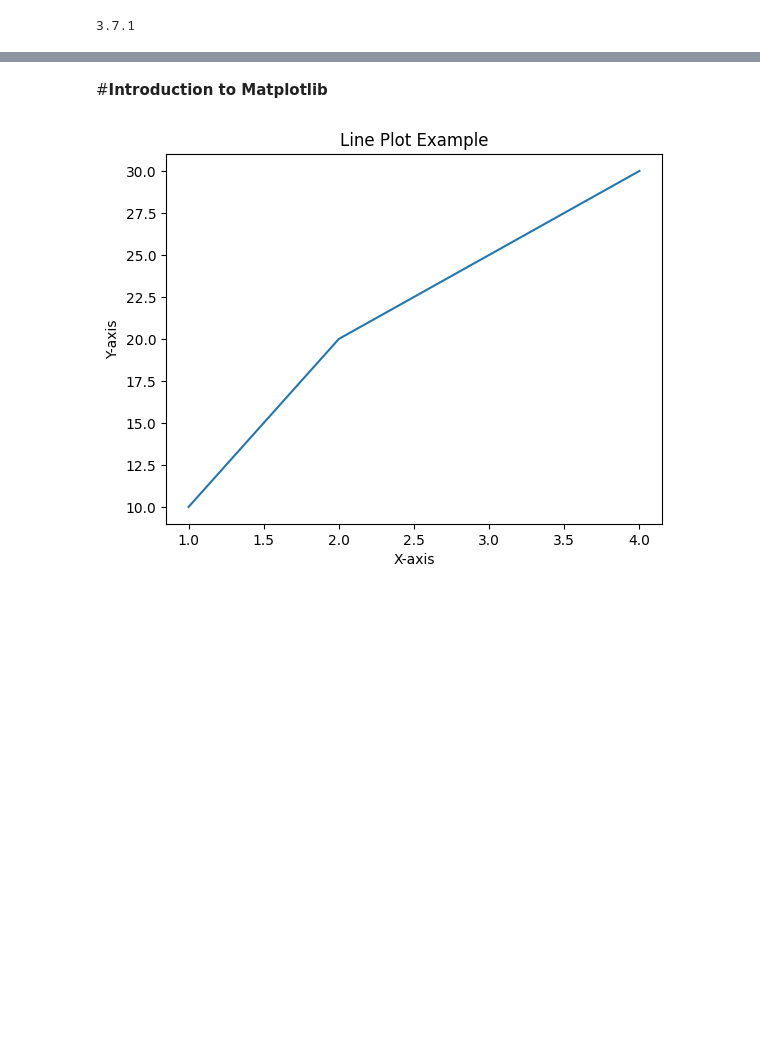
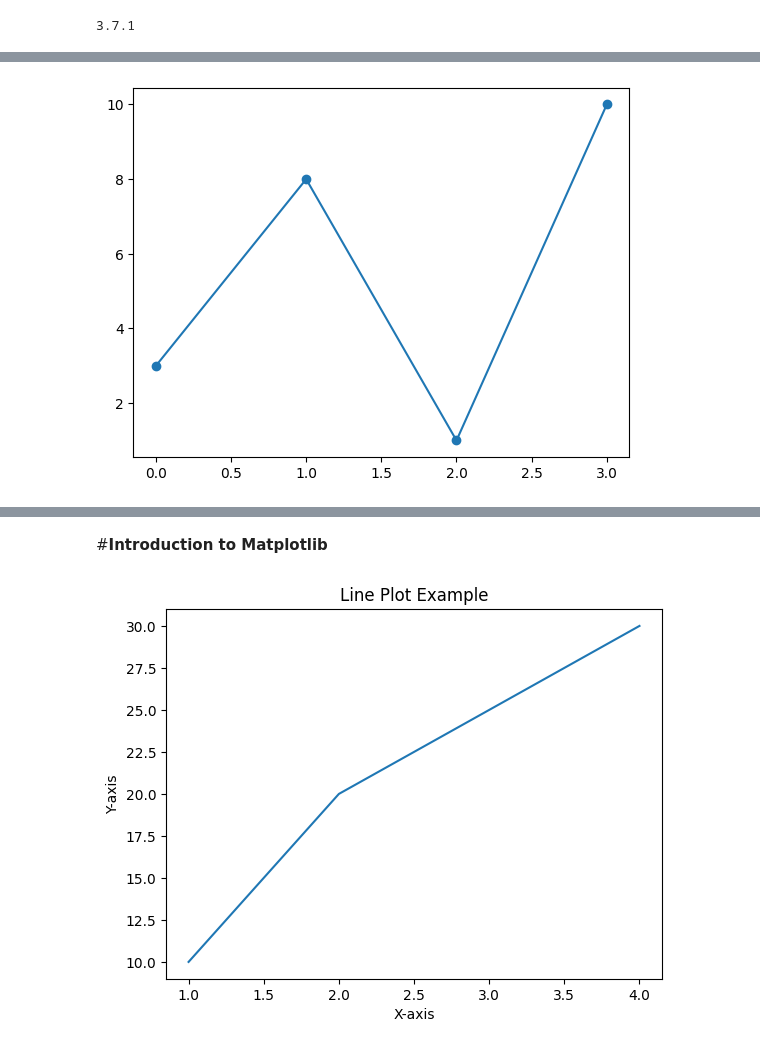
Before and after one commit to CyruzCabilan/VDA-CPE031-CPE21S4, a Jupyter notebook: exercise8 .ipynb, the cells around one changed output, grey strips where cells are left out. Saved outputs shown, nothing was run; the diff lists cells and outputs as text; code cells hidden in the pictures; blank space fills up the shorter version.

```diff
--- a/exercise8 .ipynb
+++ b/exercise8 .ipynb
@@ -21,0 +26,6 @@ plt.show()
+# %%
+arr1 = np.array([3,8,1,10])
+plt.plot(arr1, marker='o') #Adding marker means the plot will make lines along with the rings
+plt.show()
+# %% [output]
+[figure, added]
```
Also changed, not shown: parts of 22 cells of this notebook.
